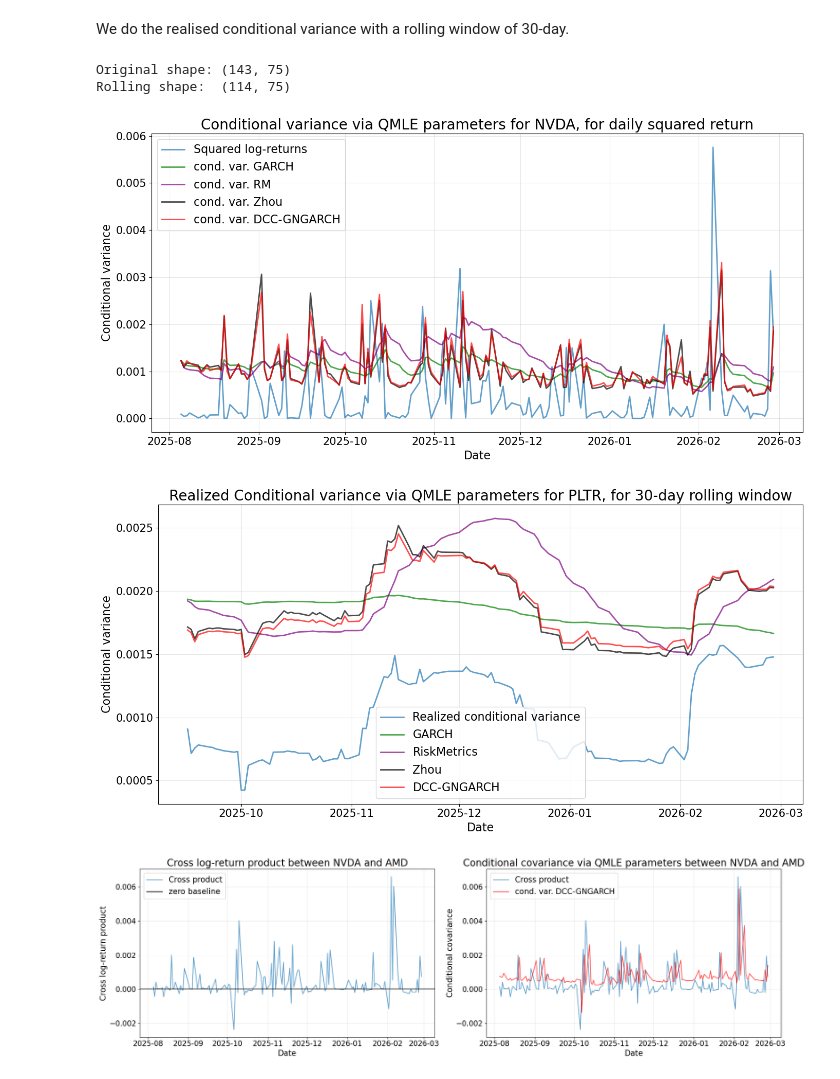
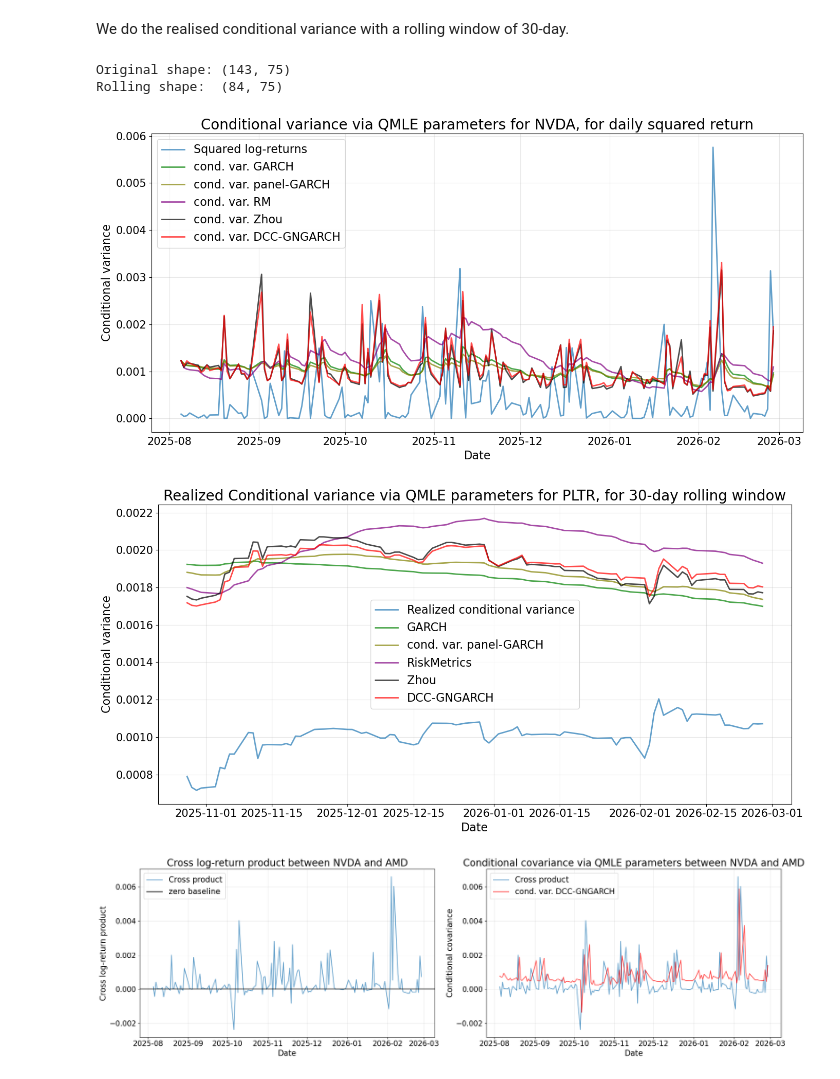
Before and after one commit to PZhou114/GNGARCH_coding, a Jupyter notebook: DTF(0.10)_network_construction.ipynb, the cells around one changed output. Drawn from its saved outputs; the diff is of its cells as text; code cells hidden in the pictures.

```diff
--- a/DTF(0.10)_network_construction.ipynb
+++ b/DTF(0.10)_network_construction.ipynb
@@ -1261,3 +1518,11 @@ params_nll_Zhou = {
 #     'beta11':0.0009
 # }
 # ====================================================
+
+
+# ===================fitted parameters for panel-GARCH(1,1)===============
+params_nll_pgarch = {
+    'alpha':0.0877,
+    'beta':0.7528
+}
+# ========================================================================
@@ -2218,6 +2753,7 @@ cond_var_forecast_dcc_gngarch_arr, cond_cov_forecast_dcc_gngarch_arr = one_step_
 cond_var_forecast_Zhou_arr = one_step_forecast_Zhou(log_returns_demean, val_log_returns_demean, params_nll_Zhou, window_size=60)
 cond_var_forecast_garch_arr = one_step_forecast_garch(log_returns_demean, val_log_returns_demean, params_garch_all, window_size=60)
 cond_var_forecast_riskmetrics_arr = one_step_forecast_riskmetrics(log_returns_demean, val_log_returns_demean, lam=0.94, window_size=60)
+cond_var_forecast_pgarch_arr = one_step_forecast_panel_garch(log_returns_demean, val_log_returns_demean, params_nll_pgarch, window_size=60, gamma_mode='fixed')
 
 # Rescaling is needed...
 cond_var_forecast_dcc_gngarch_rescaled = dynamic_rescale_test_all_stocks(
@@ -2247,11 +2783,18 @@ cond_var_forecast_riskmetrics_rescaled = dynamic_rescale_test_all_stocks(
     test_forecast=cond_var_forecast_riskmetrics_arr,
     rescale_window=252
 )
+
+cond_var_forecast_pgarch_rescaled = dynamic_rescale_test_all_stocks(
+    train_returns=log_returns_demean,
+    test_returns=val_log_returns_demean,
+    test_forecast=cond_var_forecast_pgarch_arr,
+    rescale_window=252
+)
 # %% [markdown]
 We do the realised conditional variance with a rolling window of 30-day.
 # %%
 # 1. Define the rolling window size
-window = 30
+window = 60
 
 # 2. Get the noisy proxy (daily squared returns)
 # Assuming val_log_returns_demean is already a pandas DataFrame
@@ -2268,19 +2811,21 @@ df_dcc = pd.DataFrame(cond_var_forecast_dcc_gngarch_rescaled, columns=columns, i
 df_Zhou = pd.DataFrame(cond_var_forecast_Zhou_rescaled, columns=columns, index=val_log_returns_demean.index)
 df_garch = pd.DataFrame(cond_var_forecast_garch_rescaled, columns=columns, index=val_log_returns_demean.index)
 df_rm = pd.DataFrame(cond_var_forecast_riskmetrics_rescaled, columns=columns, index=val_log_returns_demean.index)
+df_pgarch = pd.DataFrame(cond_var_forecast_pgarch_rescaled, columns=columns, index=val_log_returns_demean.index)
 
 # 5. Compute the rolling forecasts
 rolling_forecast_dcc = df_dcc.rolling(window=window).mean().dropna()
 rolling_forecast_Zhou = df_Zhou.rolling(window=window).mean().dropna()
 rolling_forecast_garch = df_garch.rolling(window=window).mean().dropna()
 rolling_forecast_rm = df_rm.rolling(window=window).mean().dropna()
+rolling_forecast_pgarch = df_pgarch.rolling(window=window).mean().dropna()
 
 # Verify the new shapes (should be 143 - 30 + 1 = 114 days, 75 stocks)
 print(f'Original shape: {actual_sq_returns.shape}')
 print(f'Rolling shape:  {rolling_actual_var.shape}')
 # %% [output]
 Original shape: (143, 75)
-Rolling shape:  (114, 75)
+Rolling shape:  (84, 75)
 # %%
 # We also need rescaling on the covariance based on cross product
 
@@ -2358,6 +2903,7 @@ stock_idx = val_log_returns_demean.columns.get_loc(stock_name)
 plt.figure(figsize=(14, 7))
 plt.plot(dates, val_log_returns_demean[stock_name] ** 2, label=f'Squared log-returns', lw=2, alpha=0.7)
 plt.plot(dates, cond_var_forecast_garch_rescaled[:, stock_idx], label='cond. var. GARCH', color='g', lw=2, alpha=0.7)
+plt.plot(dates, cond_var_forecast_pgarch_rescaled[:, stock_idx], label='cond. var. panel-GARCH', color='olive', lw=2, alpha=0.7)
 plt.plot(dates, cond_var_forecast_riskmetrics_rescaled[:, stock_idx], label='cond. var. RM', color='purple', lw=2, alpha=0.7)
 plt.plot(dates, cond_var_forecast_Zhou_rescaled[:, stock_idx], label='cond. var. Zhou', color='k', lw=2, alpha=0.7)
 plt.plot(dates, cond_var_forecast_dcc_gngarch_rescaled[:, stock_idx], label='cond. var. DCC-GNGARCH', color='r', lw=2, alpha=0.7)
@@ -2371,28 +2917,29 @@ plt.grid(alpha=0.3)
 plt.tight_layout()
 plt.show()
 # %% [output]
-[figure, old version]
+[figure, new version]
 # %%
 dates = rolling_actual_var.index
 stock_name = 'PLTR'
 
 plt.figure(figsize=(14, 7))
 plt.plot(dates, rolling_actual_var[stock_name], label=f'Realized conditional variance', lw=2, alpha=0.7)
 plt.plot(dates, rolling_forecast_garch[stock_name], color='g', label='GARCH', lw=2, alpha=0.7)
+plt.plot(dates, rolling_forecast_pgarch[stock_name], color='olive', label='cond. var. panel-GARCH', lw=2, alpha=0.7)
 plt.plot(dates, rolling_forecast_rm[stock_name], color = 'purple', label='RiskMetrics', lw=2, alpha=0.7)
 plt.plot(dates, rolling_forecast_Zhou[stock_name], color='k', label='Zhou', lw=2, alpha=0.7)
 plt.plot(dates, rolling_forecast_dcc[stock_name], color='r', label='DCC-GNGARCH', lw=2, alpha=0.7)
 plt.title(f'Realized Conditional variance via QMLE parameters for {stock_name}, for 30-day rolling window', fontsize=20)
 plt.xlabel('Date', fontsize=16)
 plt.ylabel('Conditional variance', fontsize=16)
 plt.tick_params(axis='both', which='major', labelsize=15)
 plt.legend(fontsize=16)
 plt.grid(alpha=0.3)
 
 plt.tight_layout()
 plt.show()
 # %% [output]
-[figure, old version]
+[figure, new version]
 # %%
 dates = val_log_returns_demean.index
 stock_name1, stock_name2 = 'NVDA', 'AMD'
```
Also changed, not shown: parts of 17 cells of this notebook, 10 other files.
